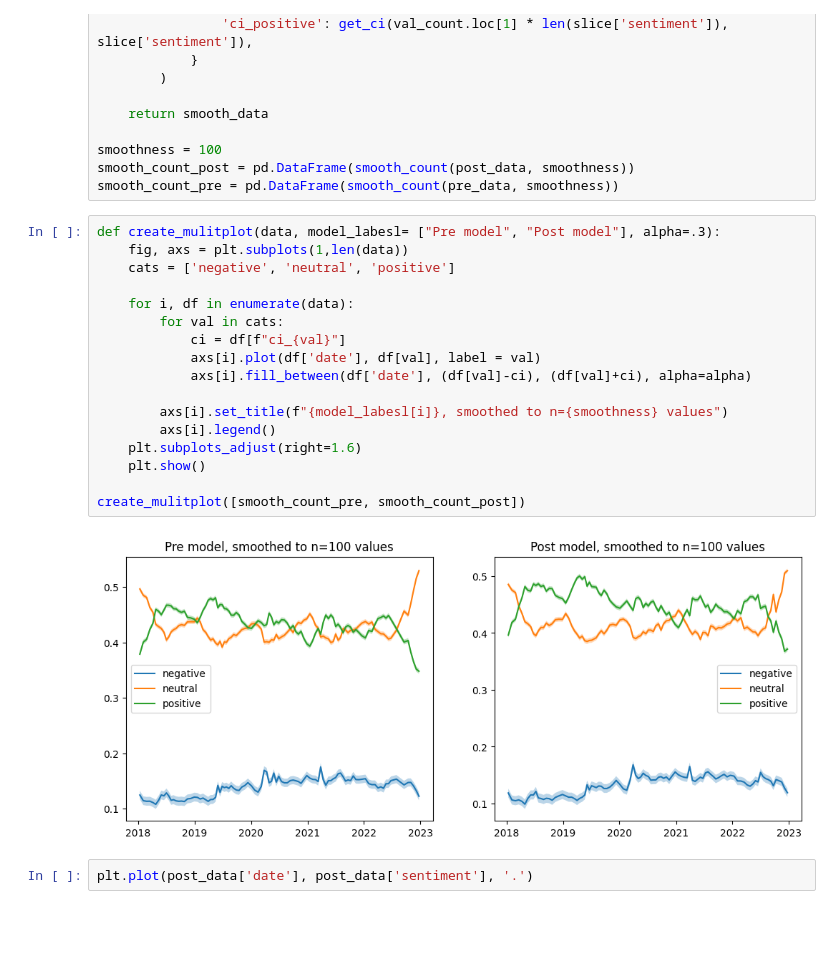
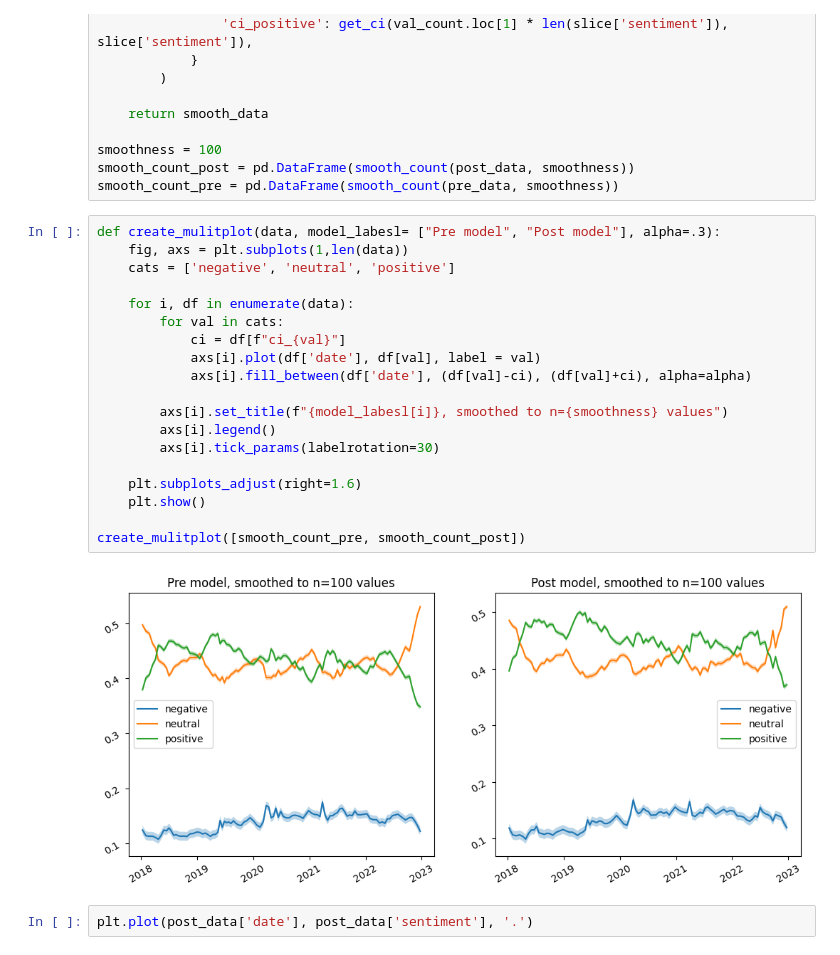
Before and after one commit to Magdk01/Twitter-Emotion-Covid-Project, a Jupyter notebook: sentiment_evaluation/eval_time_lm/basic_evaluation.ipynb, the cells around one changed output. Cells and saved outputs as stored; diff of their text form; blank space fills up the shorter version.

Commit message:
Visuals for plots

```diff
--- a/sentiment_evaluation/eval_time_lm/basic_evaluation.ipynb
+++ b/sentiment_evaluation/eval_time_lm/basic_evaluation.ipynb
@@ -124,22 +124,24 @@ smooth_count_pre = pd.DataFrame(smooth_count(pre_data, smoothness))
 # %%
 def create_mulitplot(data, model_labesl= ["Pre model", "Post model"], alpha=.3):
     fig, axs = plt.subplots(1,len(data))
     cats = ['negative', 'neutral', 'positive']
 
     for i, df in enumerate(data):
         for val in cats:
             ci = df[f"ci_{val}"]
             axs[i].plot(df['date'], df[val], label = val)
             axs[i].fill_between(df['date'], (df[val]-ci), (df[val]+ci), alpha=alpha)
 
         axs[i].set_title(f"{model_labesl[i]}, smoothed to n={smoothness} values")
         axs[i].legend()
+        axs[i].tick_params(labelrotation=30)
+
     plt.subplots_adjust(right=1.6)
     plt.show()
 
 create_mulitplot([smooth_count_pre, smooth_count_post])
 # %% [output]
-[figure, old version]
+[figure, new version]
 # %%
 plt.plot(post_data['date'], post_data['sentiment'], '.')
 # %% [output]
```
